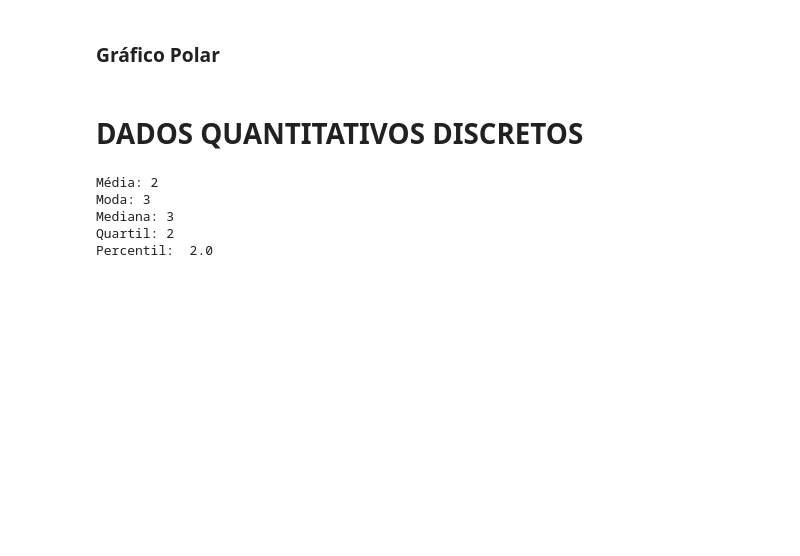
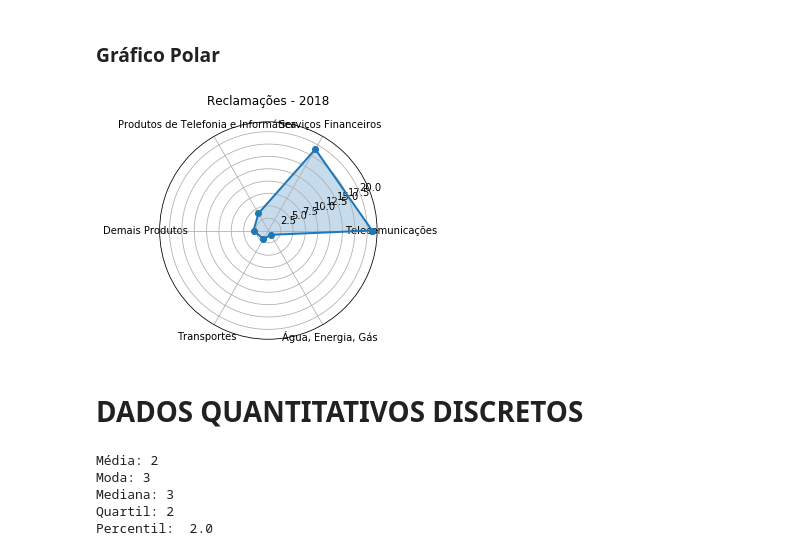
Before and after one commit to marcostark/estatistica-exploratoria, a Jupyter notebook: statistics.ipynb, the cells around one changed output. Cells and saved outputs as stored; diff of their text form; code cells hidden in the pictures; blank space fills up the shorter version.

```diff
--- a/statistics.ipynb
+++ b/statistics.ipynb
@@ -184,37 +193,39 @@ import numpy as np
 #!pip install seaborn
 import seaborn as sns
 
 #df=pd.read_csv("Pokemon.csv")
 
-df2=pd.read_csv("tabela_frequencia_estados.csv")
+#df2=pd.read_csv("bases/aulas/tabela_frequencia_estados.csv")
 
 # Pegando a linha com os labels
-labels = list(df2['Marca'])
+labels = list(df['Servico'])
 
 # Pegando os valores correspondentes aos labels
-stats = list(df2['Quantidade'])
+stats = list(df['Quantidade'])
 
 # Usado para selecionar valores de uma determinada linha
 # labels=np.array(['HP', 'Attack', 'Defense', 'Sp. Atk', 'Sp. Def', 'Speed'])
 # stats = df.loc [ 386 , labels] .values
 
 # Gerando os angulos
 angles = np.linspace(0, 2*np.pi, len(labels), endpoint=False)# Set the angle
 
 # Usado para criar uma area fechada para o gráfico polar
 stats=np.concatenate((stats,[stats[0]]))
 angles=np.concatenate((angles,[angles[0]]))
 
 fig=plt.figure()
 ax = fig.add_subplot(111, polar=True)   # Definindo o eixo axial
 ax.plot(angles, stats, 'o-', linewidth=2)  # Desenhando o gráfico
 ax.fill(angles, stats, alpha=0.25)  # Procurar a area
 ax.set_thetagrids(angles * 180/np.pi, labels)  # Definindo o rótulo para cada eixo do gráfico
-ax.set_title("Exportação de carne NE - 2015") # Titulo do gráfico
+ax.set_title("Reclamações - 2018") # Titulo do gráfico
 #ax.set_title([df.loc[386,"Name"]])  # Set the pokemon's name as the title
 
 #ax.set_rlim(0,250) # Setar valor maximo para valores dos circulos
 ax.grid(True)
+# %% [output]
+[figure, added]
 # %% [markdown]
 # DADOS QUANTITATIVOS DISCRETOS
 # %%
```
Also changed, not shown: parts of 10 cells of this notebook, 3 other files.
